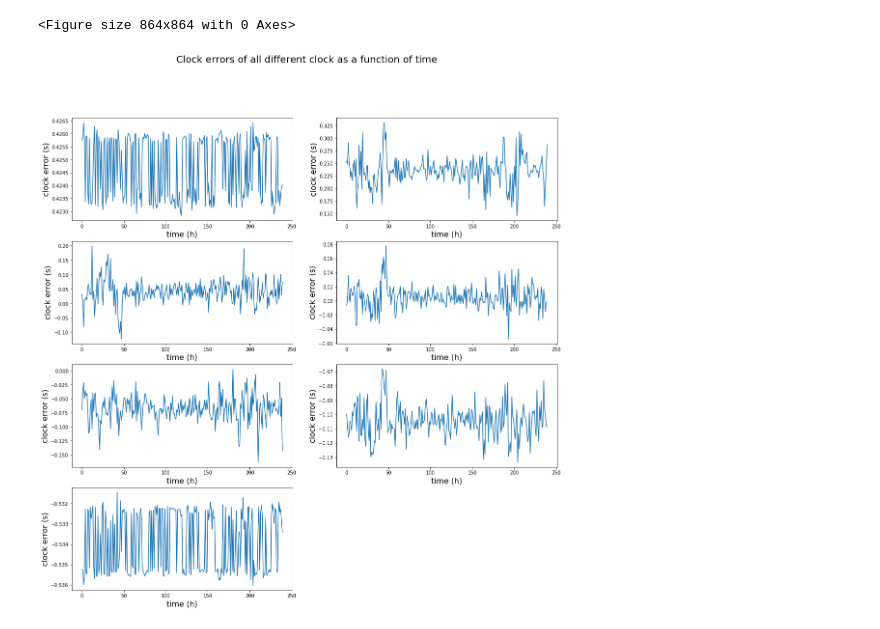
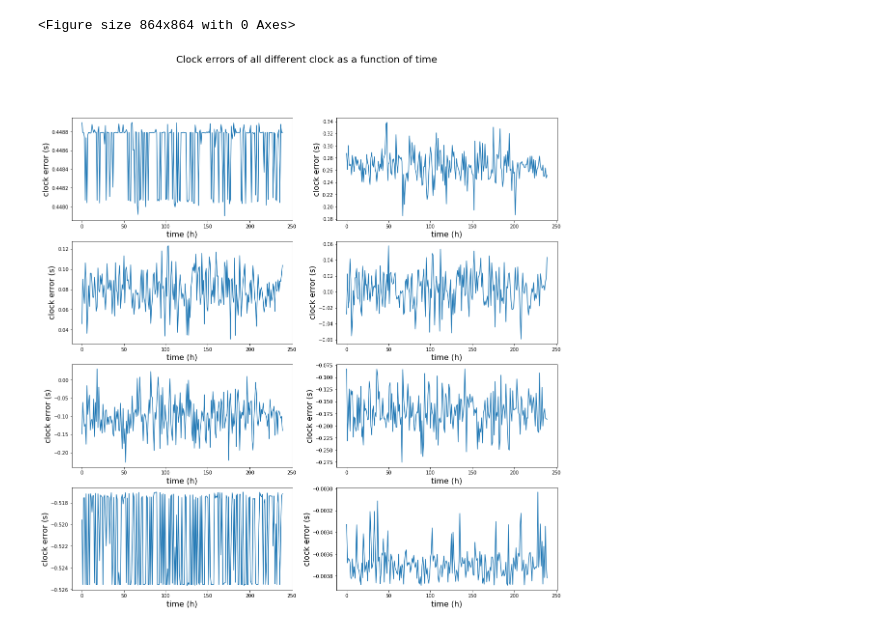
Before and after one commit to janguera/seismic-monitors-time-delay, a Jupyter notebook: Graph denoising Notebook.ipynb, the cells around one changed output. Drawn from its saved outputs; the diff is of its cells as text; code cells hidden in the pictures.

```diff
--- a/Graph denoising Notebook.ipynb
+++ b/Graph denoising Notebook.ipynb
@@ -128,12 +146,12 @@ learning_rate
 # %%
-THE_array = np.array(calc_seven_stations("C:/MyTemp/"))
+# THE_array = np.array(calc_seven_stations("C:/MyTemp/"))
 # %%
 def do_a_timeseries(dt_data, estimates, epsilon, learning_rate, max_iterations):
-    W_t_arrays = np.array([make_Wt(dt_data[:,i]) for i in range(len(dt_data[0]))])
+    W_t_arrays = np.array([make_Wt(dt_data[:,i]) for i in range(np.shape(dt_data[0,:])[1])])
     ret = [graph_denoising(W_t, estimates, epsilon, learning_rate, max_iterations) for W_t in W_t_arrays] # ready to run when we get the matrices.
     return np.array(ret)
 normalized_array, minimum, maximum = normalisation(THE_array)
-W_t_arrays = np.array([make_Wt(normalized_array[:,i]) for i in range(len(normalized_array[0]))])
+W_t_arrays = np.array([make_Wt(normalized_array[:,i]) for i in range(np.shape(normalized_array[0,:])[1])])
 timeseries = do_a_timeseries(normalized_array, estimates, 0.001, learning_rate, 1000000)
 # %%
 asdd = np.array(list(timeseries[:,0]), dtype=np.float32)
@@ -579,12 +607,12 @@ def make_connections_matrix(nodes):
             where_to_count = where_to_count - 1
     return result
 # %%
-connections_matrix = make_connections_matrix(7)
+connections_matrix = make_connections_matrix(8)
 # %%
 def tihonov_matrix(alfa, size):
     return(alfa * np.identity(size))
 
-tih_mat = tihonov_matrix(1e-3,7)
+tih_mat = tihonov_matrix(1e-3,8)
 # %%
 timeseries_matrices = np.array(list(timeseries[:,0]), dtype=np.float32)
 # %%
@@ -692,7 +720,7 @@ ax4 = fig.add_subplot(4, 2, 4, aspect='auto')
 ax5 = fig.add_subplot(4, 2, 5, aspect='auto')
 ax6 = fig.add_subplot(4, 2, 6, aspect='auto')
 ax7 = fig.add_subplot(4, 2, 7, aspect='auto')
-#ax8 = fig.add_subplot(4, 2, 8, aspect='auto')
+ax8 = fig.add_subplot(4, 2, 8, aspect='auto')
 
 
 t = np.linspace(0, 1, 1000)
@@ -709,37 +737,37 @@ ax1.set_ylabel("clock error (s)", fontsize=16)
 #ax.ylabel('delay (s)', fontsize=16)
 
 ax2.plot(range(len(the_results[0:240,3])), the_results[0:240,1])
 ax2.set_xlabel("time (h)", fontsize=16)
 ax2.set_ylabel("clock error (s)", fontsize=16)
 
 ax3.plot(range(len(the_results[0:240,3])), the_results[0:240,2])
 ax3.set_xlabel("time (h)", fontsize=16)
 ax3.set_ylabel("clock error (s)", fontsize=16)
 
 ax4.plot(range(len(the_results[0:240,3])), the_results[0:240,3])
 ax4.set_xlabel("time (h)", fontsize=16)
 ax4.set_ylabel("clock error (s)", fontsize=16)
 
 ax5.plot(range(len(the_results[0:240,3])), the_results[0:240,4])
 ax5.set_xlabel("time (h)", fontsize=16)
 ax5.set_ylabel("clock error (s)", fontsize=16)
 
 ax6.plot(range(len(the_results[0:240,3])), the_results[0:240,5])
 ax6.set_xlabel("time (h)", fontsize=16)
 ax6.set_ylabel("clock error (s)", fontsize=16)
 
 ax7.plot(range(len(the_results[0:240,3])), the_results[0:240,6])
 ax7.set_xlabel("time (h)", fontsize=16)
 ax7.set_ylabel("clock error (s)", fontsize=16)
 
-#ax8.plot(range(len(the_results[0:240,3])), the_results[0:240,6])
-#ax8.set_xlabel("time (h)", fontsize=16)
-#ax8.set_ylabel("clock error (s)", fontsize=16)
+ax8.plot(range(len(the_results[0:240,3])), the_results[0:240,7])
+ax8.set_xlabel("time (h)", fontsize=16)
+ax8.set_ylabel("clock error (s)", fontsize=16)
 
 
 plt.show()
 # %% [output]
-[figure, old version]
+[figure, new version]
 # %%
 import matplotlib.pyplot as plt
 import numpy as np
```
Also changed, not shown: parts of 36 cells of this notebook, 1 other file.
